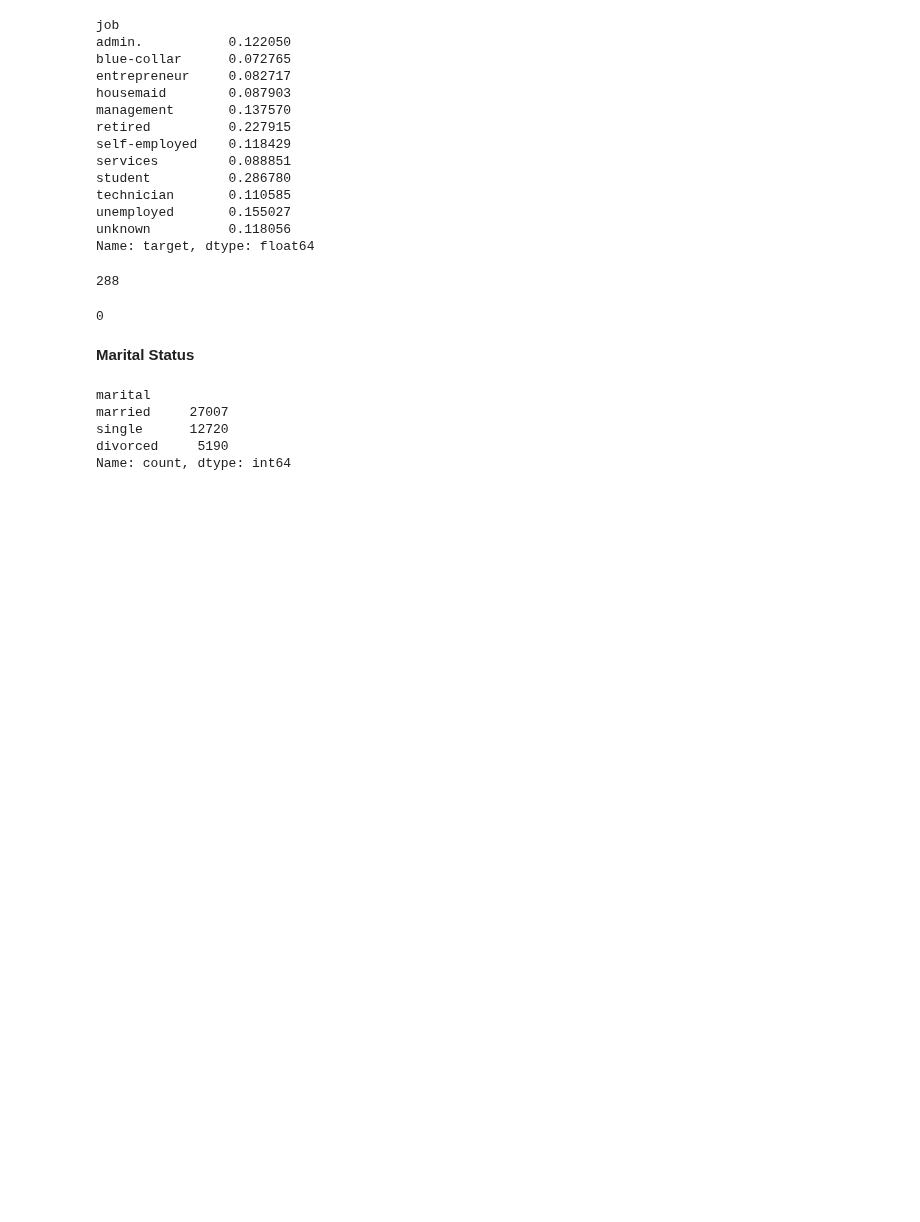
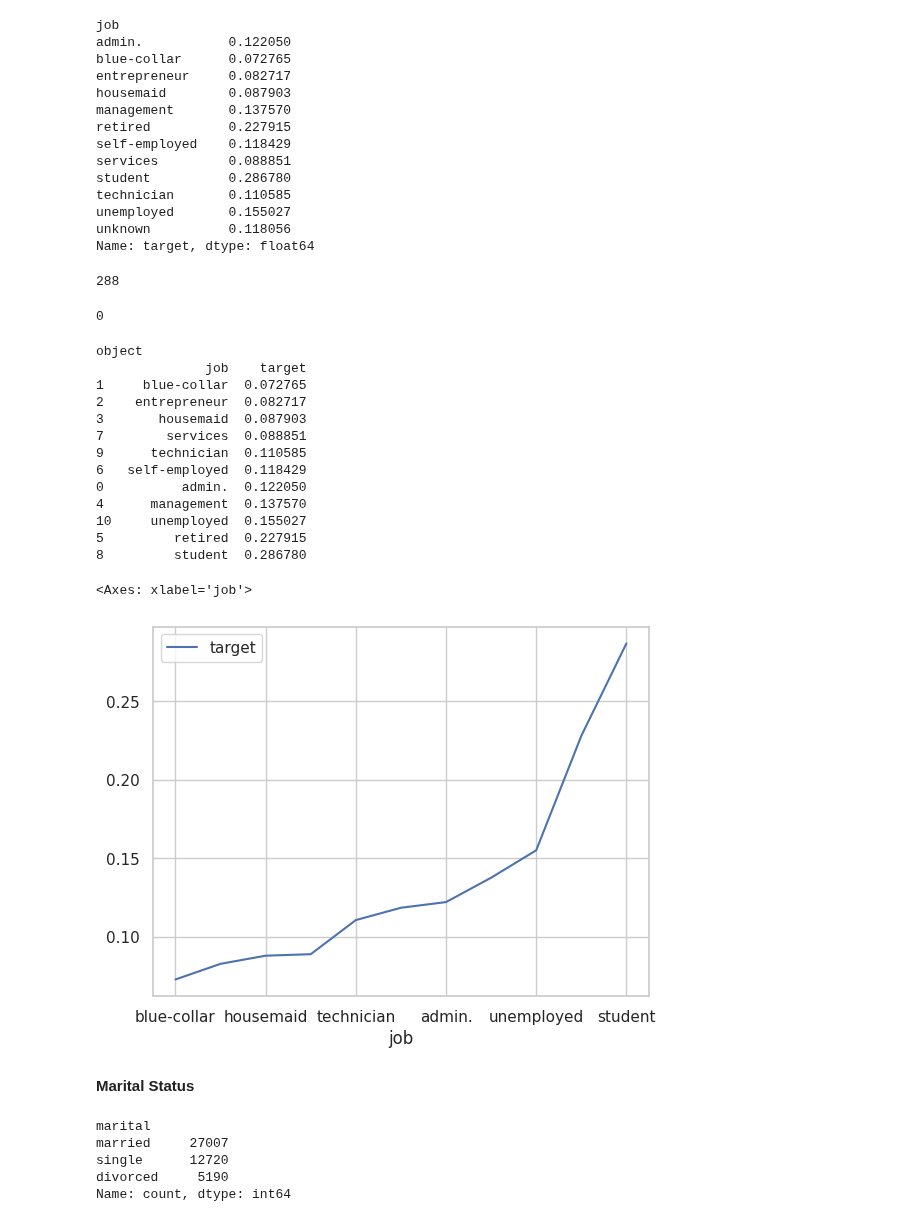
Before and after one commit to Kabilan83/MDTE4-Final-Project, a Jupyter notebook: FP_Cus_Conversion_Prediction.ipynb, the cells around one changed output. Cells and saved outputs as stored; diff of their text form; code cells hidden in the pictures; blank space fills up the shorter version.

```diff
--- a/FP_Cus_Conversion_Prediction.ipynb
+++ b/FP_Cus_Conversion_Prediction.ipynb
@@ -321,6 +343,26 @@ df=df.dropna(subset=['job'])
 df.job.isnull().sum()
 # %% [output]
 0
+# %%
+print(df['job'].dtype)
+print((df.groupby('job')['target'].mean()).reset_index().sort_values('target'))
+(df.groupby('job')['target'].mean()).reset_index().sort_values('target').plot(x="job", y='target')
+# %% [output]
+object
+              job    target
+1     blue-collar  0.072765
+2    entrepreneur  0.082717
+3       housemaid  0.087903
+7        services  0.088851
+9      technician  0.110585
+6   self-employed  0.118429
+0          admin.  0.122050
+4      management  0.137570
+10     unemployed  0.155027
+5         retired  0.227915
+8         student  0.286780
+<Axes: xlabel='job'>
+[figure, added]
 # %% [markdown]
 **Marital Status**
 # %%
```
Also changed, not shown: parts of 27 cells of this notebook.
